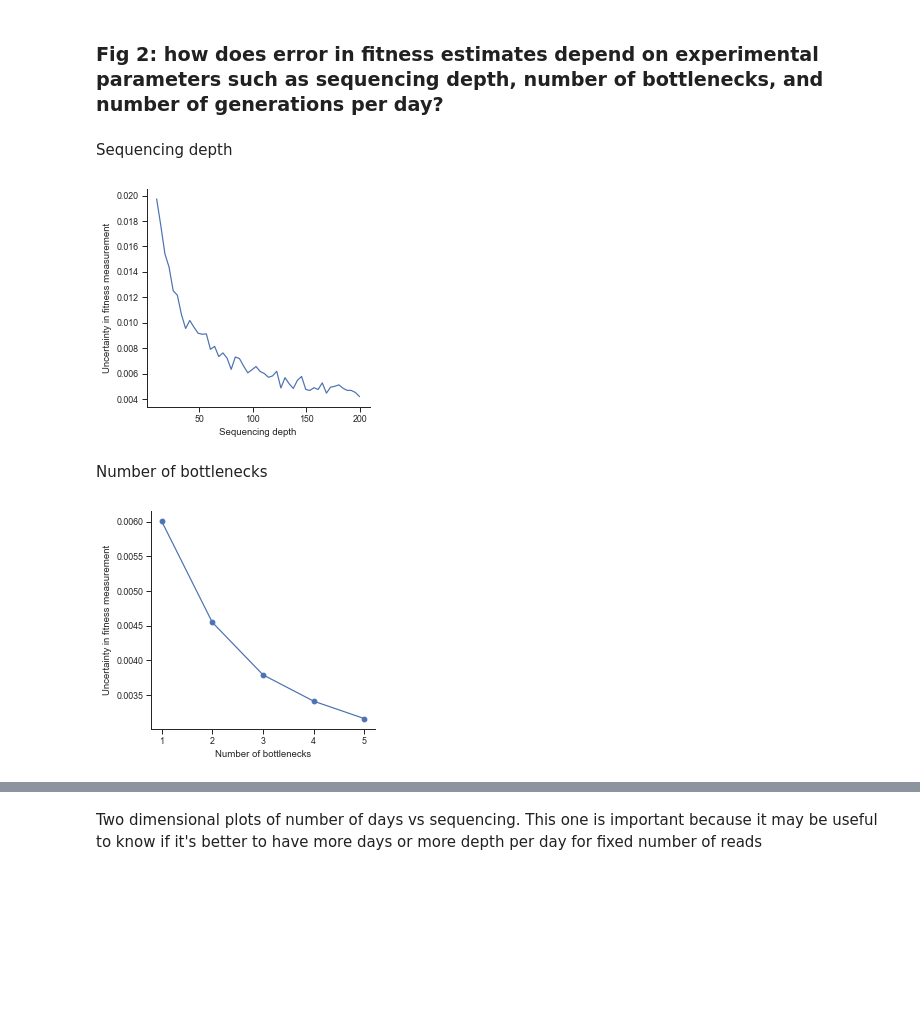
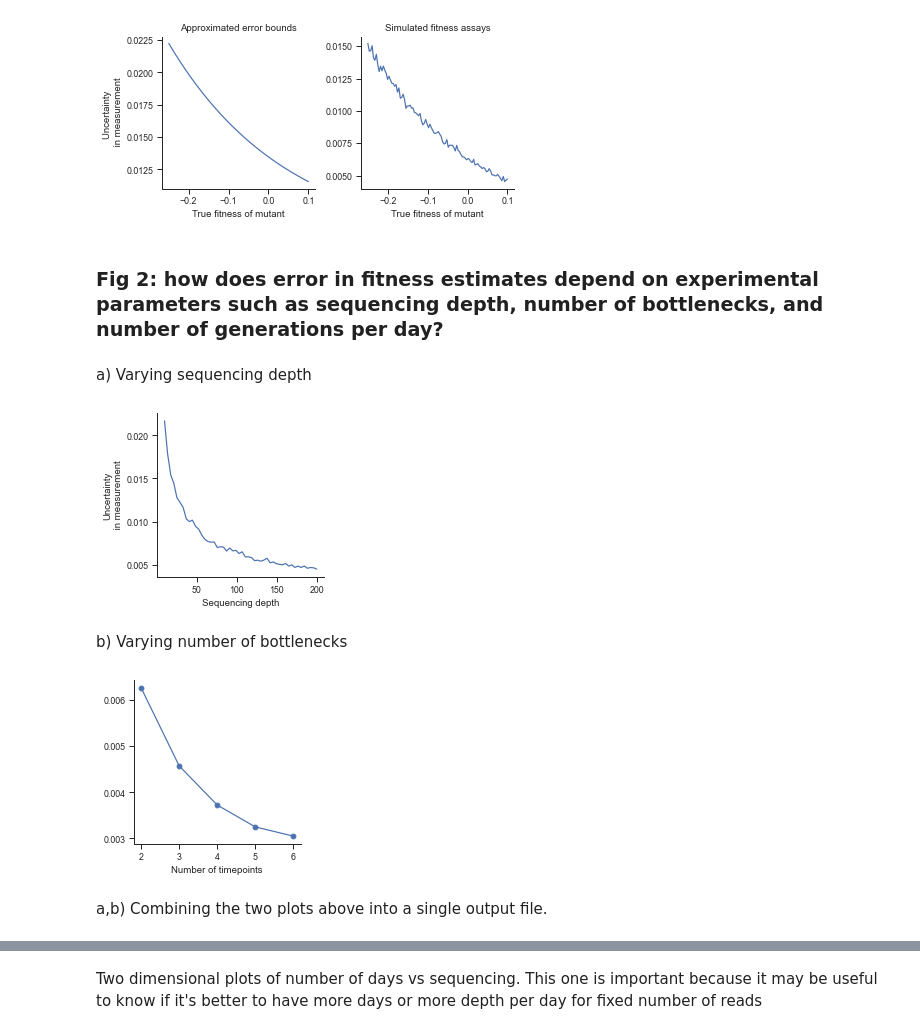
Before and after one commit to baymlab/2022_Limdi_limits-pooled-fitness-assays, a Jupyter notebook: AnalysisNotebooks/fitness_assay_simulations.ipynb, the cells around one changed output, grey strips where cells are left out. Saved outputs shown, nothing was run; the diff lists cells and outputs as text; code cells hidden in the pictures; blank space fills up the shorter version.

```diff
--- a/AnalysisNotebooks/fitness_assay_simulations.ipynb
+++ b/AnalysisNotebooks/fitness_assay_simulations.ipynb
@@ -277,15 +164,17 @@ fitness_calculator_replicates(trajs, 10, 5)
 # %%
 error = []
 for s in np.linspace(-0.25, 0.1, 100):
-    trajs = simulate_assay(initial_counts=np.ones(4000)*100, s_mut=s, t=2, gens=np.log2(100))
+    trajs = simulate_assay(initial_counts=np.ones(5000)*100, s_mut=s, t=2, gens=np.log2(100))
     mean, std = fitness_calculator_replicates(trajs, np.log2(100), 5)
     error.append(std)
 # %%
 with sns.axes_style('ticks'):
-    plt.figure(figsize=(4,4))
-    plt.plot(np.linspace(-0.25, 0.1, 100), error)
-    plt.xlabel('True fitness of mutant')
-    plt.ylabel('Uncertainty in fitness measurement')
+    fig, ax = plt.subplots(1,1, figsize=(3,2))
+    ax.plot(np.linspace(-0.25, 0.1, 100), error)
+    ax.set_xlabel('True fitness of mutant')
+    ax.set_ylabel('Uncertainty \nin measurement')
+    ax.set(xlabel='True fitness of mutant', ylabel='Uncertainty \nin measurement', title='Simulated fitness assays')
     sns.despine()
     plt.show()
+#     fig.savefig('./Figures/'+'measurement_uncertainty_simulations.pdf', format='pdf', bbox_inches='tight')
 # %% [output]
@@ -293,23 +184,40 @@ with sns.axes_style('ticks'):
+# %%
+with sns.axes_style('ticks'):
+    fig, ax = plt.subplots(1,2, figsize=(6,3), sharey=False)
+    ax[0].plot(s_range, (upper-lower)/2)
+    ax[0].set(xlabel='True fitness of mutant', ylabel='Uncertainty \n in measurement', title='Approximated error bounds')
+    ax[0].locator_params(axis='y', nbins=5)
+    ax[1].plot(np.linspace(-0.25, 0.1, 100), error)
+    ax[1].locator_params(axis='y', nbins=5)
+
+    ax[1].set(xlabel='True fitness of mutant', title='Simulated fitness assays')
+    fig.tight_layout()
+    sns.despine()
+    fig.savefig('./Figures/measurement_uncertainty.pdf', format='pdf', bbox_inches='tight')
+# %% [output]
+[figure, added]
 # %% [markdown]
 ### Fig 2: how does error in fitness estimates depend on experimental parameters such as sequencing depth, number of bottlenecks, and number of generations per day?
 # %% [markdown]
-Sequencing depth
+a) Varying sequencing depth
 # %%
-error = []
+error_depth = []
 for depth in np.linspace(10,200,50):
-    trajs = simulate_assay(initial_counts=np.ones(1000)*depth, s_mut=0, t=2, gens=np.log2(100))
+    trajs = simulate_assay(initial_counts=np.ones(5000)*depth, s_mut=0, t=2, gens=np.log2(100))
     mean, std = fitness_calculator_replicates(trajs, np.log2(100), 5)
-    error.append(std)
+    error_depth.append(std)
 # %%
 with sns.axes_style('ticks'):
-    plt.figure(figsize=(4,4))
-    plt.plot(np.linspace(10,200,50), error)
-    plt.xlabel('Sequencing depth')
-    plt.ylabel('Uncertainty in fitness measurement')
+    fig,ax = plt.subplots(1,1,figsize=(3,3))
+    ax.plot(np.linspace(10,200,50), error_depth)
+    ax.set_xlabel('Sequencing depth')
+    ax.locator_params(axis='y', nbins=5)
+    ax.set_ylabel('Uncertainty\n in measurement')
     sns.despine()
     plt.show()
+#     fig.savefig('./Figures/neutral_muts_a.pdf', format='pdf', bbox_inches='tight')
 # %% [output]
-[figure, old version]
+[figure, new version]
 # %% [markdown]
-Number of bottlenecks
+b) Varying number of bottlenecks
 # %%
@@ -321,11 +229,15 @@ for time in np.linspace(2,6,5):
 # %%
 with sns.axes_style('ticks'):
-    plt.figure(figsize=(4,4))
-    plt.plot(np.linspace(2,6,5)-1, error, '-o')
-    plt.xlabel('Number of bottlenecks')
-    plt.ylabel('Uncertainty in fitness measurement')
-    plt.xticks(np.linspace(2,6,5)-1)
+    fig,ax = plt.subplots(1,1,figsize=(3,3))
+    ax.plot(np.linspace(2,6,5), error_bot, '-o')
+    ax.locator_params(axis='y', nbins=5)
+
+    ax.set_xlabel('Number of timepoints')
+    plt.xticks(np.linspace(2,6,5))
     sns.despine()
     plt.show()
+#     fig.savefig('./Figures/neutral_muts_b.pdf', format='pdf', bbox_inches='tight')
 # %% [output]
-[figure, old version]
+[figure, new version]
+# %% [markdown]
+a,b) Combining the two plots above into a single output file.
```
Also changed, not shown: parts of 90 cells of this notebook, 39 other files.
